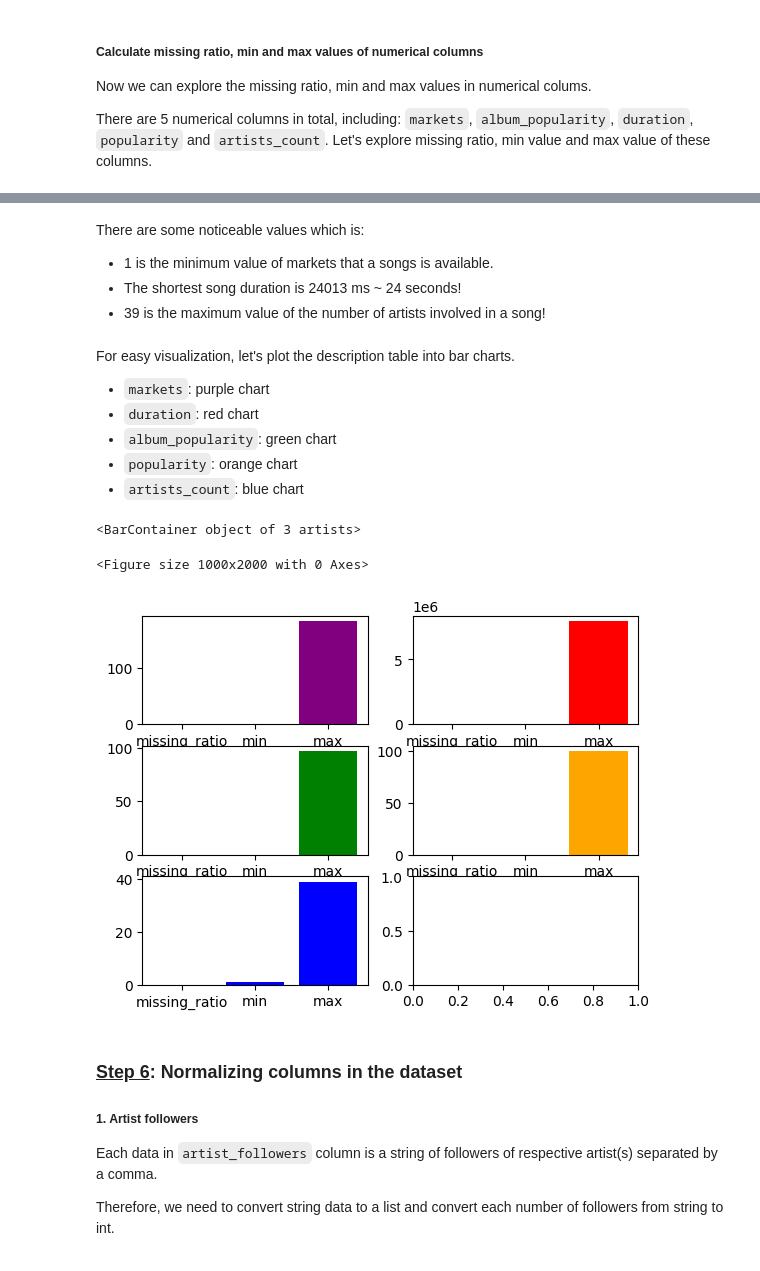
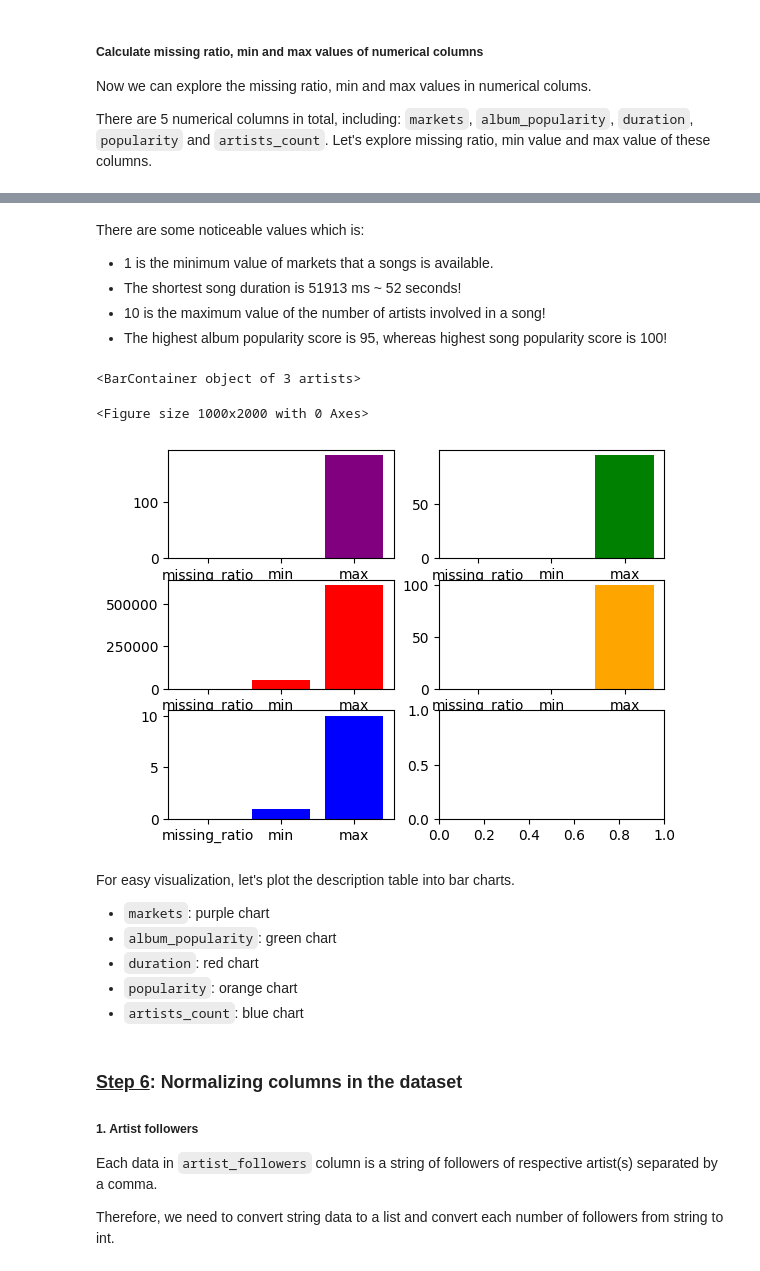
Before and after one commit to quytrungg/Final_Project_CSC14119, a Jupyter notebook: data_exploration/components/songs_data_exploration.ipynb, the cells around one changed output, grey strips where cells are left out. Cells and saved outputs as stored; diff of their text form; code cells hidden in the pictures.

Commit message:
Update songs data exploration on new songs dataset

```diff
--- a/data_exploration/components/songs_data_exploration.ipynb
+++ b/data_exploration/components/songs_data_exploration.ipynb
@@ -239,27 +243,28 @@ numeric_cols_des
 # %% [markdown]
 There are some noticeable values which is:
 - 1 is the minimum value of markets that a songs is available.
-- The shortest song duration is 24013 ms ~ 24 seconds!
-- 39 is the maximum value of the number of artists involved in a song!
+- The shortest song duration is 51913 ms ~ 52 seconds!
+- 10 is the maximum value of the number of artists involved in a song!
+- The highest album popularity score is 95, whereas highest song popularity score is 100!
+# %%
+plt.figure(figsize=(10, 20))
+_, ax = plt.subplots(3, 2)
+ax[0, 0].bar(numeric_cols_des.index, numeric_cols_des['markets'], color = 'purple')
+ax[0, 1].bar(numeric_cols_des.index, numeric_cols_des['album_popularity'], color = 'g')
+ax[1, 0].bar(numeric_cols_des.index, numeric_cols_des['duration'], color = 'r')
+ax[1, 1].bar(numeric_cols_des.index, numeric_cols_des['popularity'], color = 'orange')
+ax[2, 0].bar(numeric_cols_des.index, numeric_cols_des['artists_count'], color = 'b')
+# %% [output]
+<BarContainer object of 3 artists>
+<Figure size 1000x2000 with 0 Axes>
+[figure, added]
 # %% [markdown]
 For easy visualization, let's plot the description table into bar charts.
 - `markets`: purple chart
+- `album_popularity`: green chart
 - `duration`: red chart
-- `album_popularity`: green chart
 - `popularity`: orange chart
 - `artists_count`: blue chart
-# %%
-plt.figure(figsize=(10, 20))
-_, ax = plt.subplots(3, 2)
-ax[0, 0].bar(numeric_cols_des.index, numeric_cols_des['markets'], color = 'purple')
-ax[0, 1].bar(numeric_cols_des.index, numeric_cols_des['duration'], color = 'r')
-ax[1, 0].bar(numeric_cols_des.index, numeric_cols_des['album_popularity'], color = 'g')
-ax[1, 1].bar(numeric_cols_des.index, numeric_cols_des['popularity'], color = 'orange')
-ax[2, 0].bar(numeric_cols_des.index, numeric_cols_des['artists_count'], color = 'b')
-# %% [output]
-<BarContainer object of 3 artists>
-<Figure size 1000x2000 with 0 Axes>
-[figure, removed]
 # %% [markdown]
 ### <b><u>Step 6</u>: Normalizing columns in the dataset</b>
 
```
Also changed, not shown: parts of 25 cells of this notebook.
